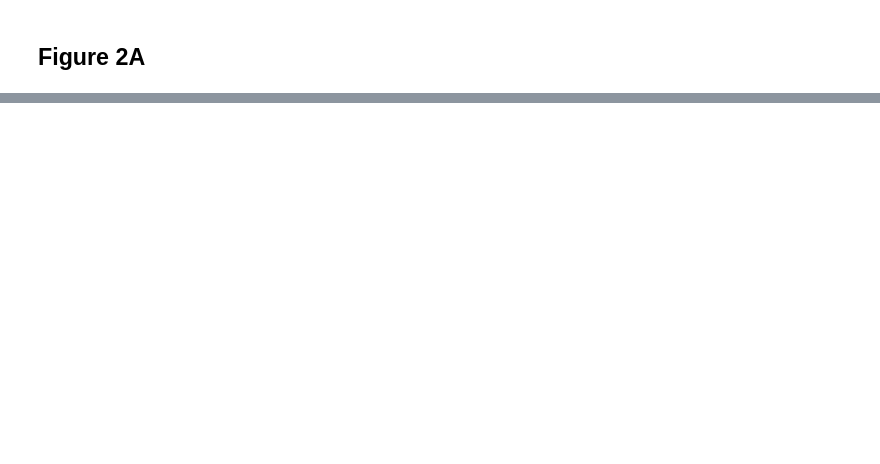
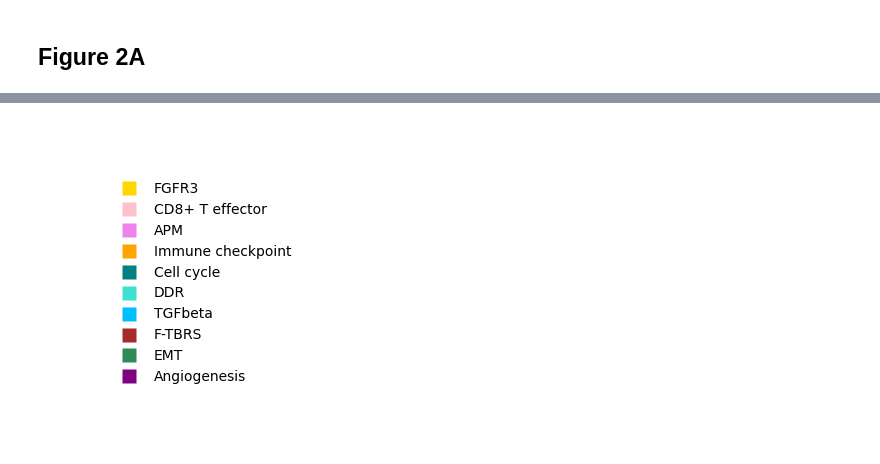
Before and after one commit to jayon-lihm/mUC-ICB-biomarker, a Jupyter notebook: analysis_scripts/Gene_Expression_Analysis.ipynb, the cells around one changed output, grey strips where cells are left out. Saved outputs shown, nothing was run; the diff lists cells and outputs as text; code cells hidden in the pictures; blank space fills up the shorter version.

```diff
--- a/analysis_scripts/Gene_Expression_Analysis.ipynb
+++ b/analysis_scripts/Gene_Expression_Analysis.ipynb
@@ -187,0 +383,21 @@ Error:
+# %%
+## Heatmap legend: row annotation (gene group)
+input_dict = subtype_color_dict
+
+legend_elements = []
+for k in input_dict.keys():
+    legend_elements.append(Line2D([0], [0], marker='s',
+                                  color='none', label=k,
+                                  markerfacecolor=input_dict[k],
+                                  markeredgecolor='none',
+                                  markersize=10,
+                                  linestyle='None'))
+
+fig, ax = plt.subplots(figsize=(4,4))
+ax.legend(handles=legend_elements, loc="center", frameon=False)
+sns.despine(top=True, left=True, bottom=True)
+plt.axis("off")
+plt.grid(False)
+plt.show()
+# %% [output]
+[figure, added]
```
Also changed, not shown: parts of 36 cells of this notebook.
